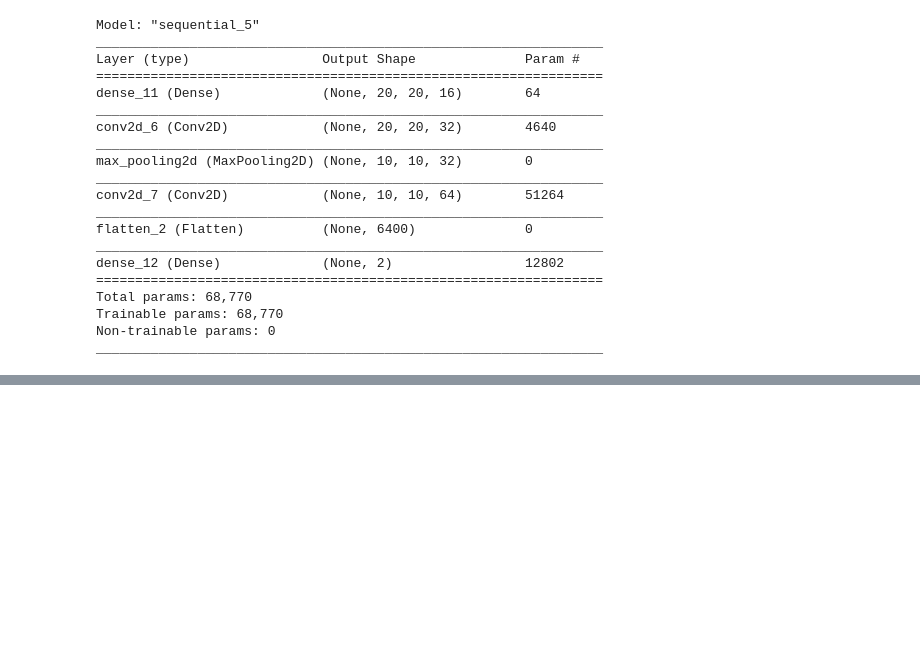
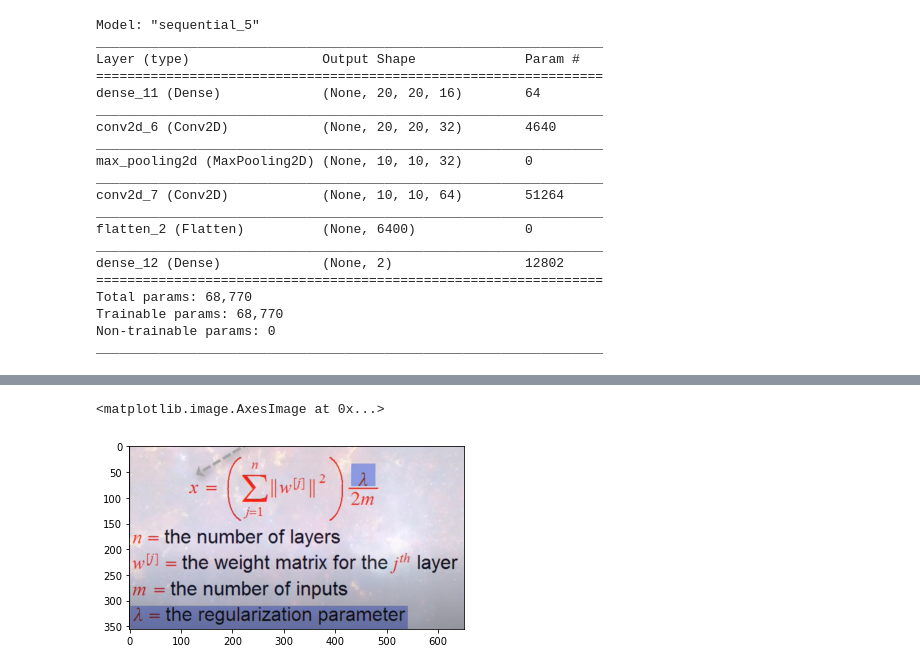
Before and after one commit to yuwei-1/Deep-learning, a Jupyter notebook: ANNs.ipynb, the cells around one changed output, grey strips where cells are left out. Cells and saved outputs as stored; diff of their text form; code cells hidden in the pictures; blank space fills up the shorter version.

```diff
--- a/ANNs.ipynb
+++ b/ANNs.ipynb
@@ -450,0 +529,8 @@ _________________________________________________________________
+# %%
+
+image_path = 'l2reg.PNG'
+image = np.expand_dims(mpimg.imread(image_path),0)
+plt.imshow(image[0])
+# %% [output]
+<matplotlib.image.AxesImage at 0x...>
+[figure, added]
```
Also changed, not shown: parts of 12 cells of this notebook.
